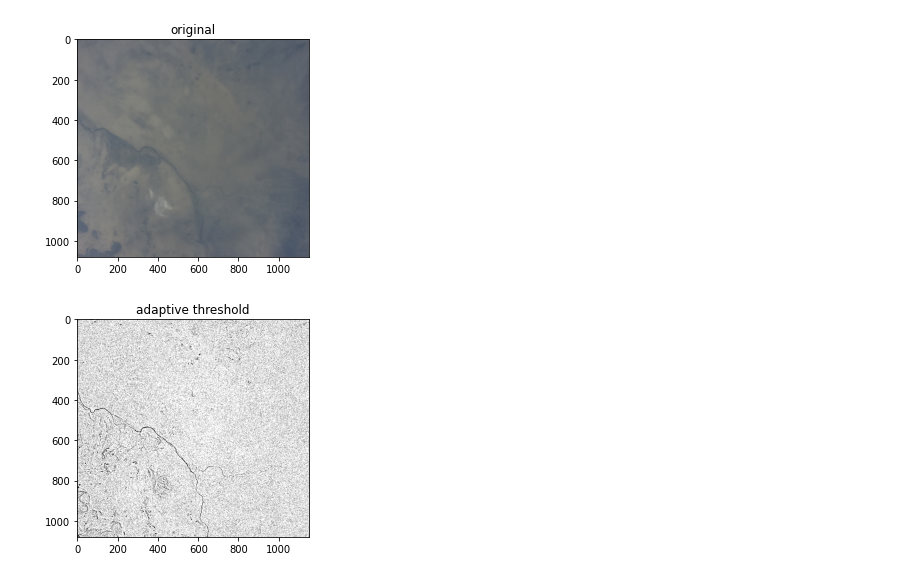
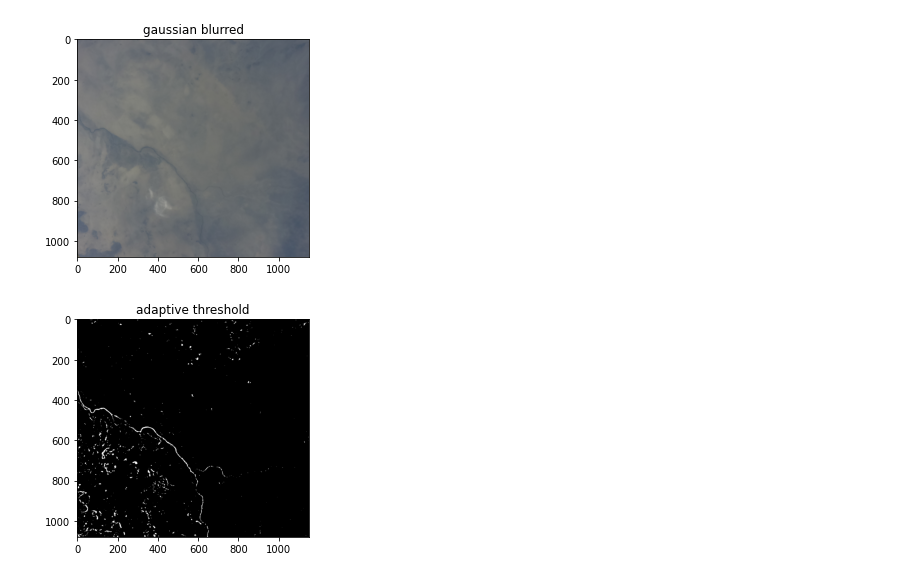
Before and after one commit to CHIP-AstroPi/src, a Jupyter notebook: rivers/rivers_detection.ipynb, the cells around one changed output. Drawn from its saved outputs; the diff is of its cells as text; code cells hidden in the pictures.

```diff
--- a/rivers/rivers_detection.ipynb
+++ b/rivers/rivers_detection.ipynb
@@ -1,22 +8,24 @@
 # %%
-from matplotlib import pyplot as plt
-import cv2 as cv
-
-img = cv.imread('./data/46139865612_61080b4f33_o.jpg')
-img = img[:, 350:1500]
+img = cv.GaussianBlur(img, (5, 5), 0)
 
 plt.imshow(cv.cvtColor(img, cv.COLOR_BGR2RGB))
-plt.title('original')
+plt.title('gaussian blurred')
 plt.show()
 # %% [output]
-[figure, old version]
+[figure, new version]
 # %%
 gray = cv.cvtColor(img, cv.COLOR_BGR2GRAY)
 thr = cv.adaptiveThreshold(
-    gray, 255, cv.ADAPTIVE_THRESH_GAUSSIAN_C, cv.THRESH_BINARY, 11, 2)
+    gray,
+    255,
+    cv.ADAPTIVE_THRESH_GAUSSIAN_C,
+    cv.THRESH_BINARY_INV,
+    25,
+    3
+)
 
 plt.imshow(cv.cvtColor(thr, cv.COLOR_BGR2RGB))
 plt.title('adaptive threshold')
 plt.show()
 # %% [output]
-[figure, old version]
+[figure, new version]
```
Also changed, not shown: parts of 3 cells of this notebook, 2 other files.
